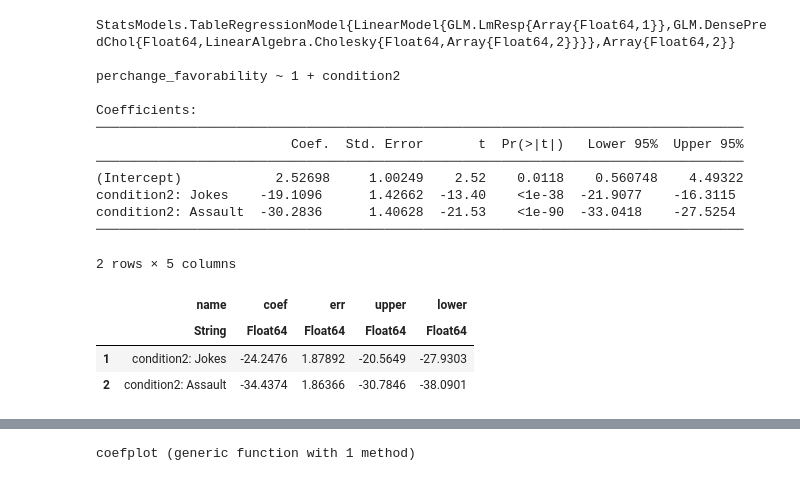
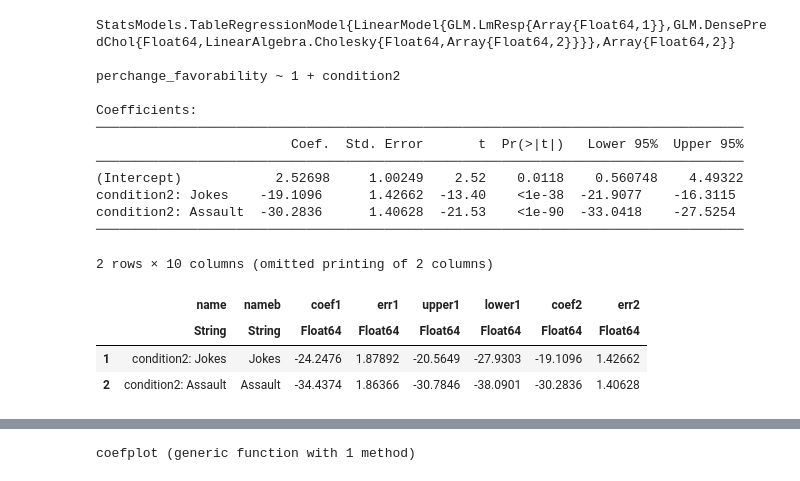
Before and after one commit to mattcingram/rep1_julia, a Jupyter notebook: code/rep1_julia.ipynb, the cells around one changed output, grey strips where cells are left out. Cells and saved outputs as stored; diff of their text form; code cells hidden in the pictures.

```diff
--- a/code/rep1_julia.ipynb
+++ b/code/rep1_julia.ipynb
@@ -1268,14 +1246,20 @@ condition2: Assault  -30.2836      1.40628  -21.53    <1e-90  -33.0418    -27.52
 # %%
 coefdf = DataFrame()
 coefdf.name = coefnames(m1a)[2:end] # no intercept
-coefdf.coef = coef(m1a)[2:end]
-coefdf.err = stderror(m1a)[2:end]
-coefdf.upper = coefdf.coef + 1.96*coefdf.err
-coefdf.lower = coefdf.coef - 1.96*coefdf.err
+coefdf.nameb = ["Jokes", "Assault"]
+coefdf.coef1 = coef(m1a)[2:end]
+coefdf.err1 = stderror(m1a)[2:end]
+coefdf.upper1 = coefdf.coef1 + 1.96*coefdf.err1
+coefdf.lower1 = coefdf.coef1 - 1.96*coefdf.err1
+coefdf.coef2 = coef(m1b)[2:end]
+coefdf.err2 = stderror(m1b)[2:end]
+coefdf.upper2 = coefdf.coef2 + 1.96*coefdf.err2
+coefdf.lower2 = coefdf.coef2 - 1.96*coefdf.err2
+
 coefdf
 # %% [output]
-2 rows × 5 columns
+2 rows × 10 columns (omitted printing of 2 columns)
-|  | name | coef | err | upper | lower |
-|  | String | Float64 | Float64 | Float64 | Float64 |
-| 1 | condition2: Jokes | -24.2476 | 1.87892 | -20.5649 | -27.9303 |
-| 2 | condition2: Assault | -34.4374 | 1.86366 | -30.7846 | -38.0901 |
+|  | name | nameb | coef1 | err1 | upper1 | lower1 | coef2 | err2 |
+|  | String | String | Float64 | Float64 | Float64 | Float64 | Float64 | Float64 |
+| 1 | condition2: Jokes | Jokes | -24.2476 | 1.87892 | -20.5649 | -27.9303 | -19.1096 | 1.42662 |
+| 2 | condition2: Assault | Assault | -34.4374 | 1.86366 | -30.7846 | -38.0901 | -30.2836 | 1.40628 |
```
Also changed, not shown: parts of 13 cells of this notebook.
